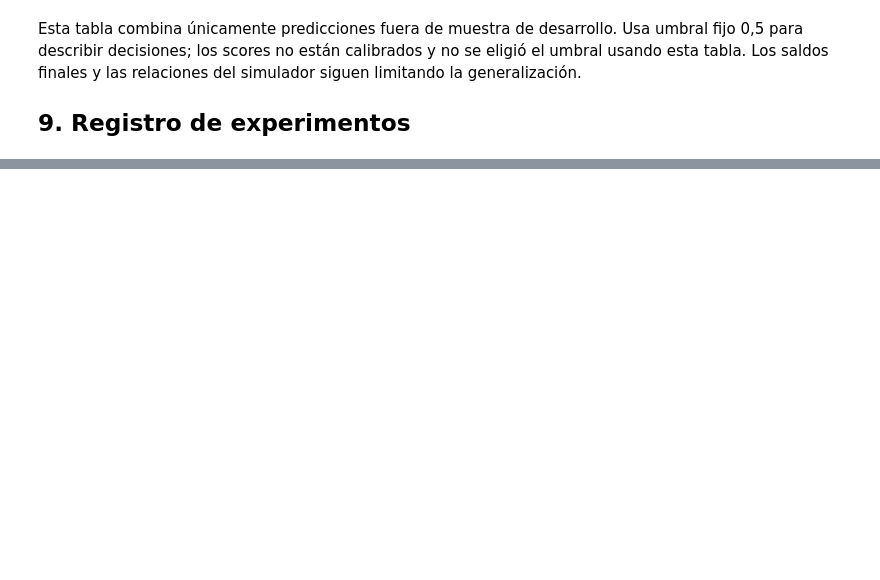
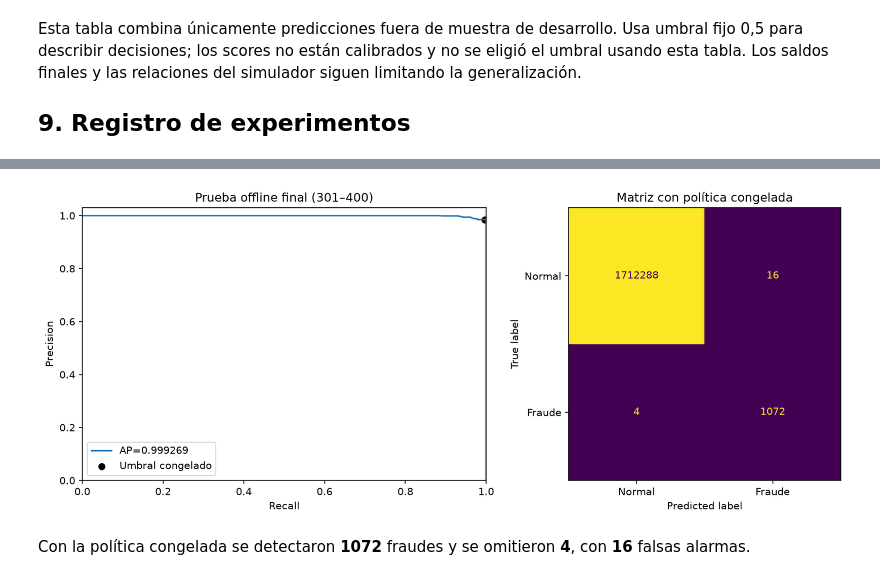
Before and after one commit to jorgesialer/Proyecto-mle-fraude, a Jupyter notebook: notebooks/02_entrenamiento.ipynb, the cells around one changed output, grey strips where cells are left out. Drawn from its saved outputs; the diff is of its cells as text; code cells hidden in the pictures; blank space fills up the shorter version.

```diff
--- a/notebooks/02_entrenamiento.ipynb
+++ b/notebooks/02_entrenamiento.ipynb
@@ -310,0 +344,8 @@ Referencias: [Optuna TPE](https://optuna.readthedocs.io/en/stable/reference/samp
+# %%
+offline_result=evaluation['offline_metrics']
+display(pd.DataFrame([{'period':'threshold_validation','rows':evaluation['validation_rows'],**evaluation['validation_metrics']},
+                      {'period':'offline_test','rows':evaluation['offline_rows'],**offline_result}]))
+display(Image(filename=str(EVALUATION/'offline_evaluation.png')))
+display(Markdown(f"Con la política congelada se detectaron **{offline_result['tp']}** fraudes y se omitieron "
+                 f"**{offline_result['fn']}**, con **{offline_result['fp']}** falsas alarmas."))
+# %% [output]
@@ -310,0 +355,2 @@ Referencias: [Optuna TPE](https://optuna.readthedocs.io/en/stable/reference/samp
+[figure, added]
+Con la política congelada se detectaron **1072** fraudes y se omitieron **4**, con **16** falsas alarmas.
```
Also changed, not shown: parts of 13 cells of this notebook, 52 other files.
